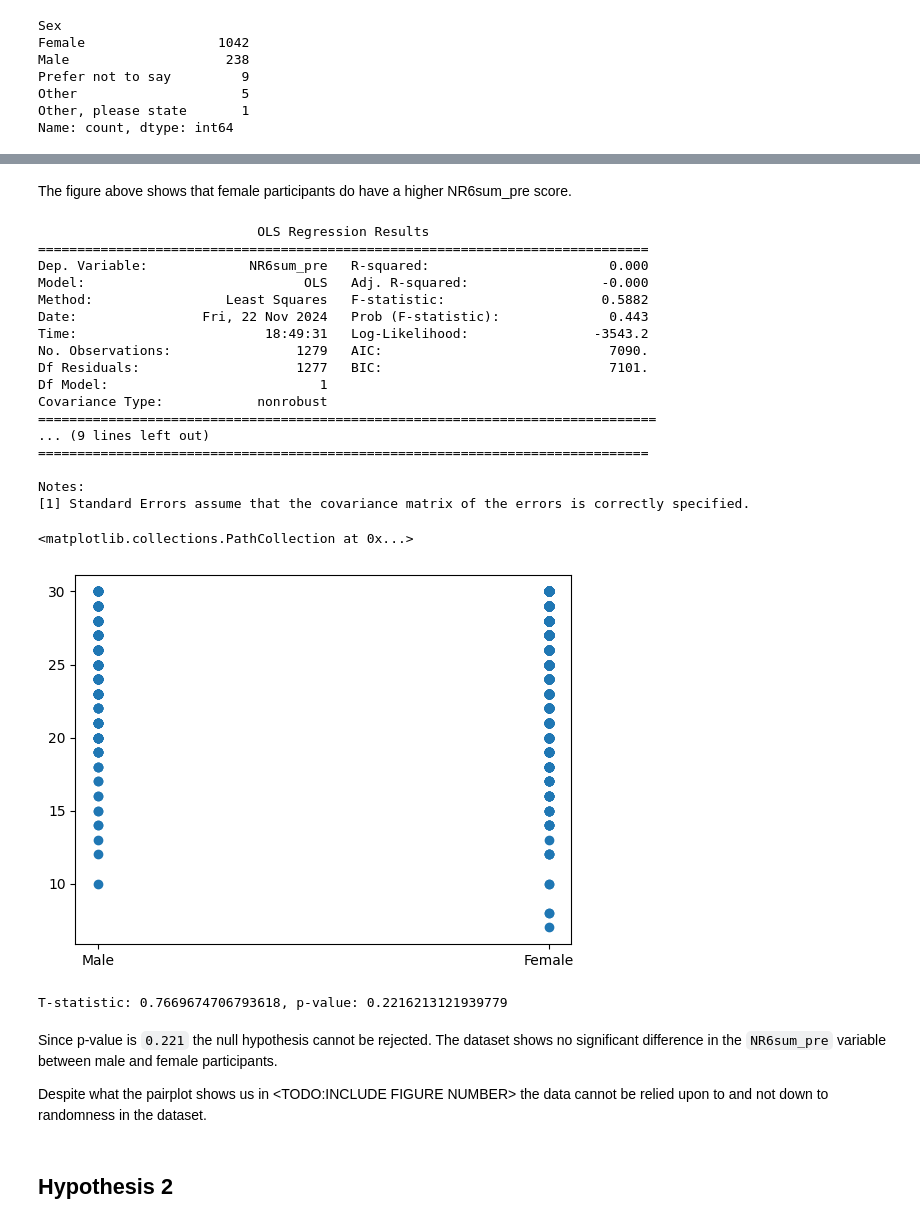
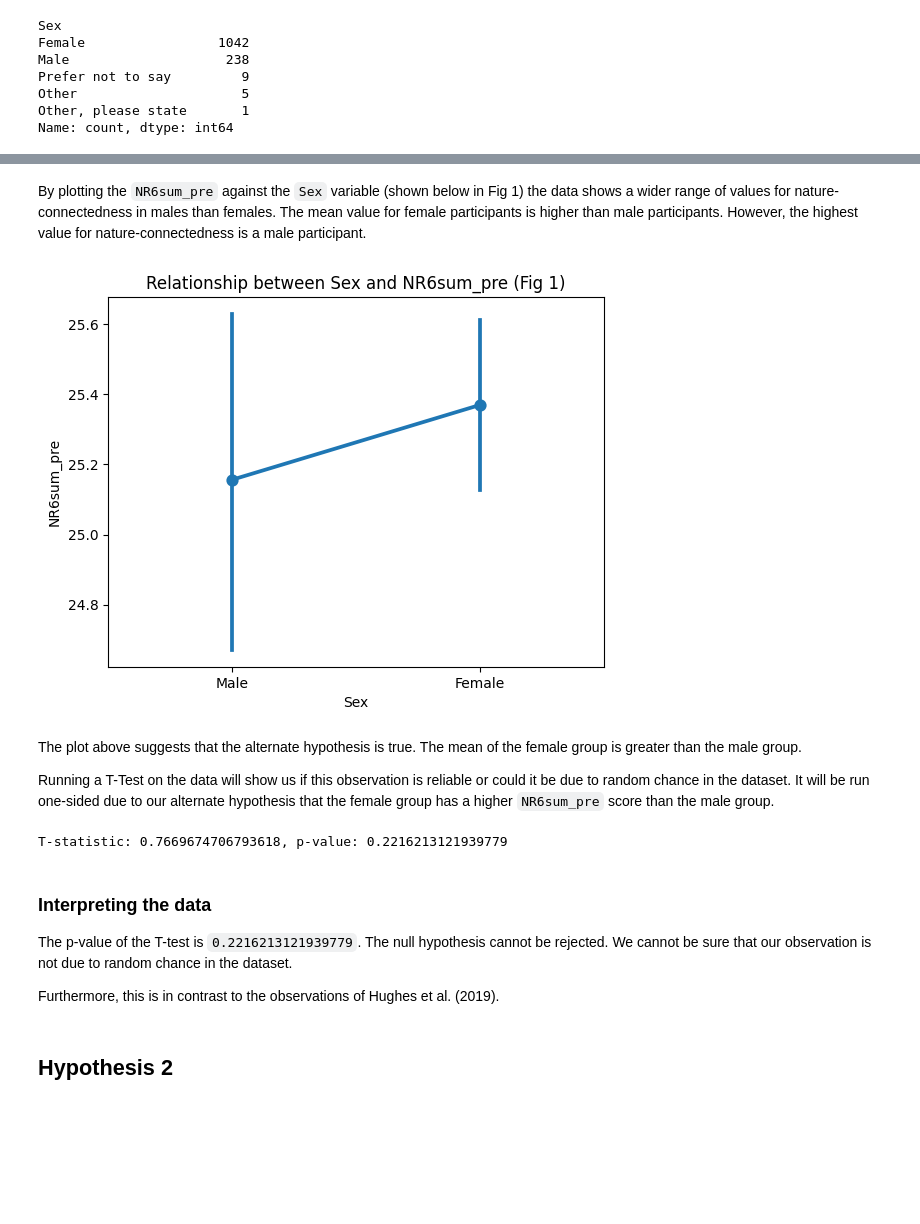
Before and after one commit to fraserdeans/lis-everything-counts-2, a Jupyter notebook: notebook.ipynb, the cells around one changed output, grey strips where cells are left out. Drawn from its saved outputs; the diff is of its cells as text; code cells hidden in the pictures; blank space fills up the shorter version.

```diff
--- a/notebook.ipynb
+++ b/notebook.ipynb
@@ -124,2 +120,3 @@ The dataset contains more values than `Male` and `Female` in the `Sex` column. O
 # %%
-male_and_female_observations = df[df['Sex'].isin(['Male', 'Female'])]
+# Select only observations with values of 'Male' or 'Female'
+df_male_and_female = df[df['Sex'].isin(['Male', 'Female'])]
@@ -135,33 +123,15 @@ sns.pointplot(x = 'Sex', y = 'NR6sum_pre', data = male_and_female_observations)
-# %% [markdown]
-The figure above shows that female participants do have a higher NR6sum_pre score.
-# %%
-m_full = sm.formula.ols(formula = 'NR6sum_pre ~  Sex_integer', data = male_and_female_observations)
-
-multi_reg = m_full.fit()
-print(multi_reg.summary())
-# %% [output]
-                            OLS Regression Results
-==============================================================================
-Dep. Variable:             NR6sum_pre   R-squared:                       0.000
-Model:                            OLS   Adj. R-squared:                 -0.000
-Method:                 Least Squares   F-statistic:                    0.5882
-Date:                Fri, 22 Nov 2024   Prob (F-statistic):              0.443
-Time:                        18:49:31   Log-Likelihood:                -3543.2
-No. Observations:                1279   AIC:                             7090.
-Df Residuals:                    1277   BIC:                             7101.
-Df Model:                           1
-Covariance Type:            nonrobust
-===============================================================================
-... (9 lines left out)
-==============================================================================
-
-Notes:
-[1] Standard Errors assume that the covariance matrix of the errors is correctly specified.
-# %%
-plt.scatter(x='Sex', y='NR6sum_pre', data=male_and_female_observations)
-# %% [output]
-<matplotlib.collections.PathCollection at 0x...>
-[figure, removed]
+# %% [markdown]
+By plotting the `NR6sum_pre` against the `Sex` variable (shown below in Fig 1) the data shows a wider range of values for nature-connectedness in males than females. The mean value for female participants is higher than male participants. However, the highest value for nature-connectedness is a male participant.
+# %%
+sns.pointplot(x = 'Sex', y = 'NR6sum_pre', data = df_male_and_female)
+plt.title('Relationship between Sex and NR6sum_pre (Fig 1)')
+plt.show()
+# %% [output]
+[figure, added]
+# %% [markdown]
+The plot above suggests that the alternate hypothesis is true. The mean of the female group is greater than the male group.
+
+Running a T-Test on the data will show us if this observation is reliable or could it be due to random chance in the dataset. It will be run one-sided due to our alternate hypothesis that the female group has a higher `NR6sum_pre` score than the male group.
 # %%
 import scipy.stats as stats
 import numpy as np
@@ -175,10 +145,12 @@ t_stat, p_value = stats.ttest_ind(females, males, alternative='greater')
 print(f"T-statistic: {t_stat}, p-value: {p_value}")
 # %% [output]
 T-statistic: 0.7669674706793618, p-value: 0.2216213121939779
-# %% [markdown]
-Since p-value is `0.221` the null hypothesis cannot be rejected. The dataset shows no significant difference in the `NR6sum_pre` variable between male and female participants.
-
-Despite what the pairplot shows us in <TODO:INCLUDE FIGURE NUMBER> the data cannot be relied upon to and not down to randomness in the dataset.
+# %% [markdown]
+### Interpreting the data
+
+The p-value of the T-test is `0.2216213121939779`. The null hypothesis cannot be rejected. We cannot be sure that our observation is not due to random chance in the dataset.
+
+Furthermore, this is in contrast to the observations of Hughes et al. (2019).
 # %% [markdown]
 ## Hypothesis 2
 # %% [markdown]
```
Also changed, not shown: parts of 32 cells of this notebook.
